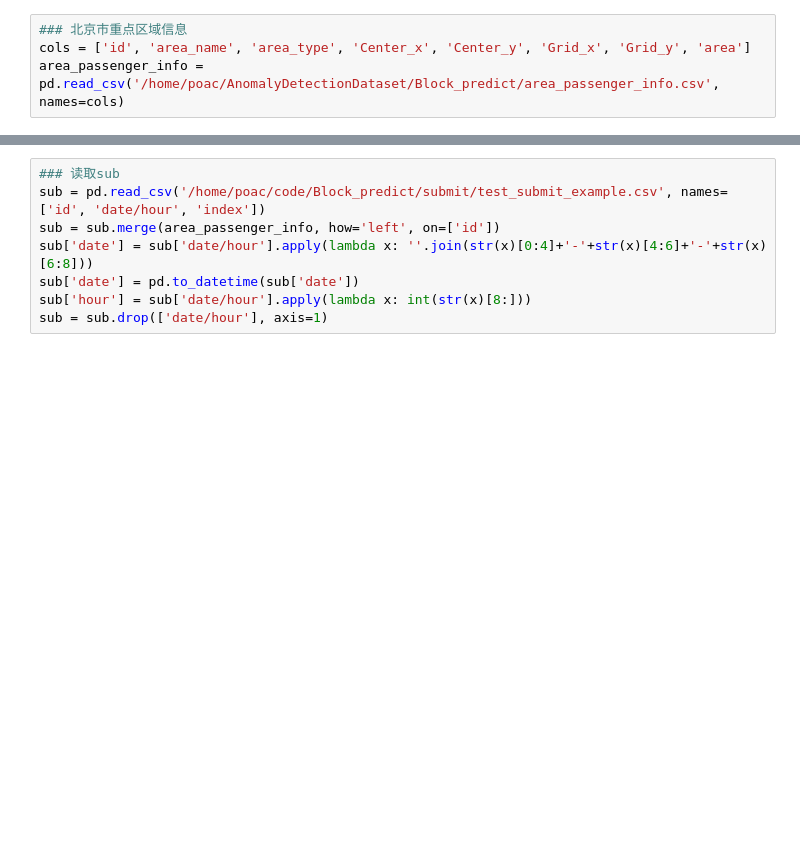
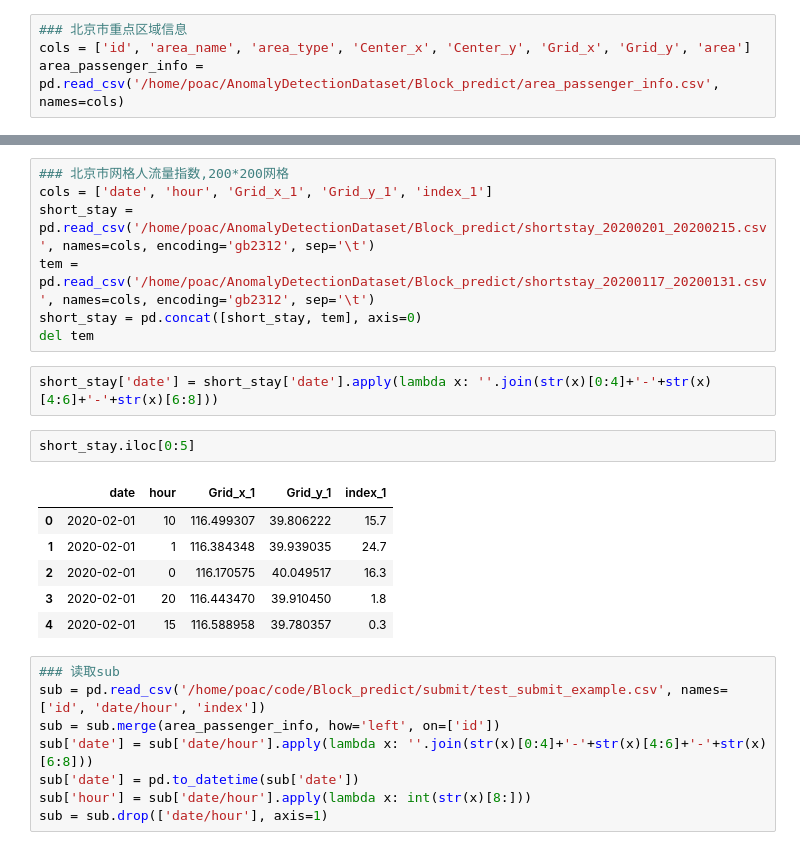
Before and after one commit to LiangHaoran/Block_predict, a Jupyter notebook: jupyter/baseline.ipynb, the cells around one changed output, grey strips where cells are left out. Cells and saved outputs as stored; diff of their text form; blank space fills up the shorter version.

```diff
--- a/jupyter/baseline.ipynb
+++ b/jupyter/baseline.ipynb
@@ -49,3 +49,21 @@ migration_index.iloc[0:5]
+# %%
+### 北京市网格人流量指数,200*200网格
+cols = ['date', 'hour', 'Grid_x_1', 'Grid_y_1', 'index_1']
+short_stay = pd.read_csv('/home/poac/AnomalyDetectionDataset/Block_predict/shortstay_20200201_20200215.csv', names=cols, encoding='gb2312', sep='\t')
+tem = pd.read_csv('/home/poac/AnomalyDetectionDataset/Block_predict/shortstay_20200117_20200131.csv', names=cols, encoding='gb2312', sep='\t')
+short_stay = pd.concat([short_stay, tem], axis=0)
+del tem
+# %%
+short_stay['date'] = short_stay['date'].apply(lambda x: ''.join(str(x)[0:4]+'-'+str(x)[4:6]+'-'+str(x)[6:8]))
+# %%
+short_stay.iloc[0:5]
+# %% [output]
+|  | date | hour | Grid_x_1 | Grid_y_1 | index_1 |
+| 0 | 2020-02-01 | 10 | 116.499307 | 39.806222 | 15.7 |
+| 1 | 2020-02-01 | 1 | 116.384348 | 39.939035 | 24.7 |
+| 2 | 2020-02-01 | 0 | 116.170575 | 40.049517 | 16.3 |
+| 3 | 2020-02-01 | 20 | 116.443470 | 39.910450 | 1.8 |
+| 4 | 2020-02-01 | 15 | 116.588958 | 39.780357 | 0.3 |
 # %%
 ### 读取sub
 sub = pd.read_csv('/home/poac/code/Block_predict/submit/test_submit_example.csv', names=['id', 'date/hour', 'index'])
```
Also changed, not shown: parts of 14 cells of this notebook, 3 other files.
